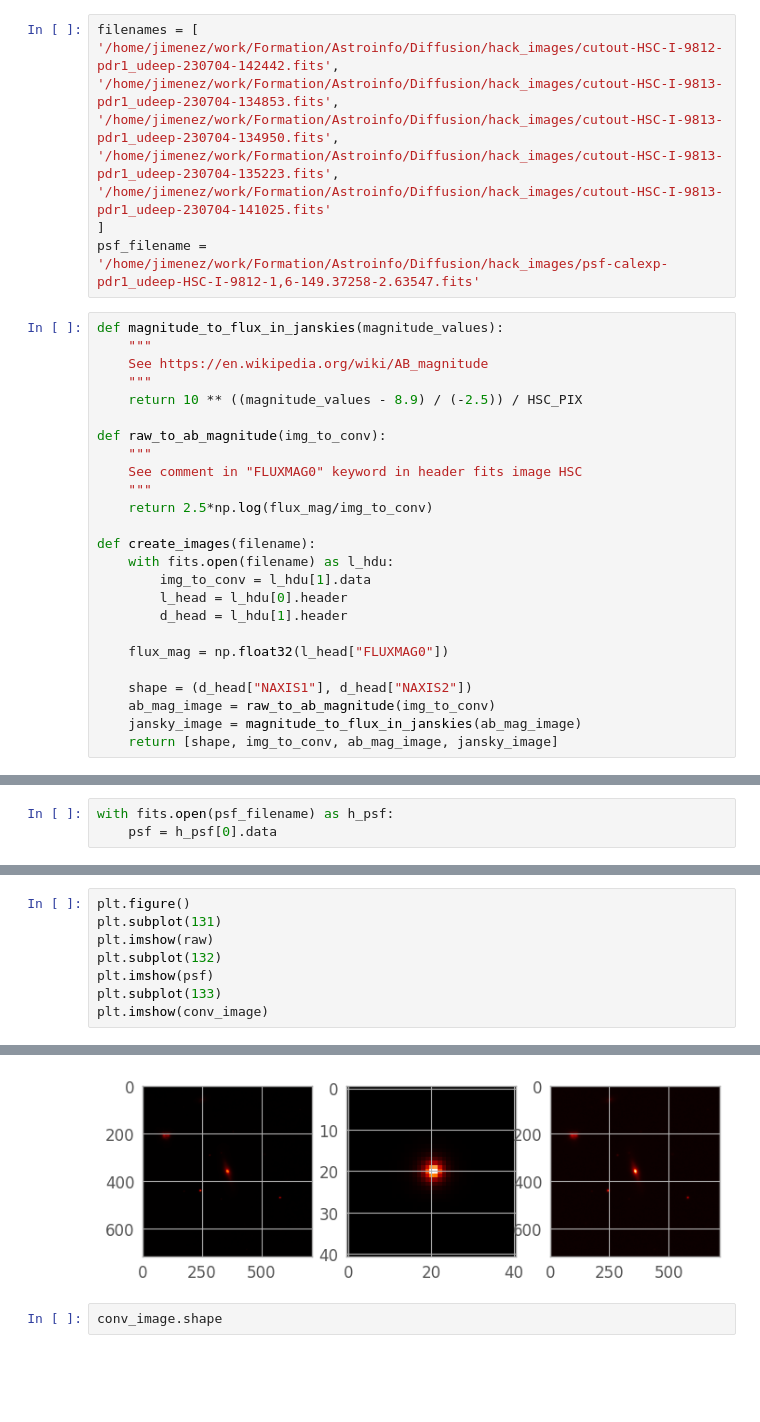
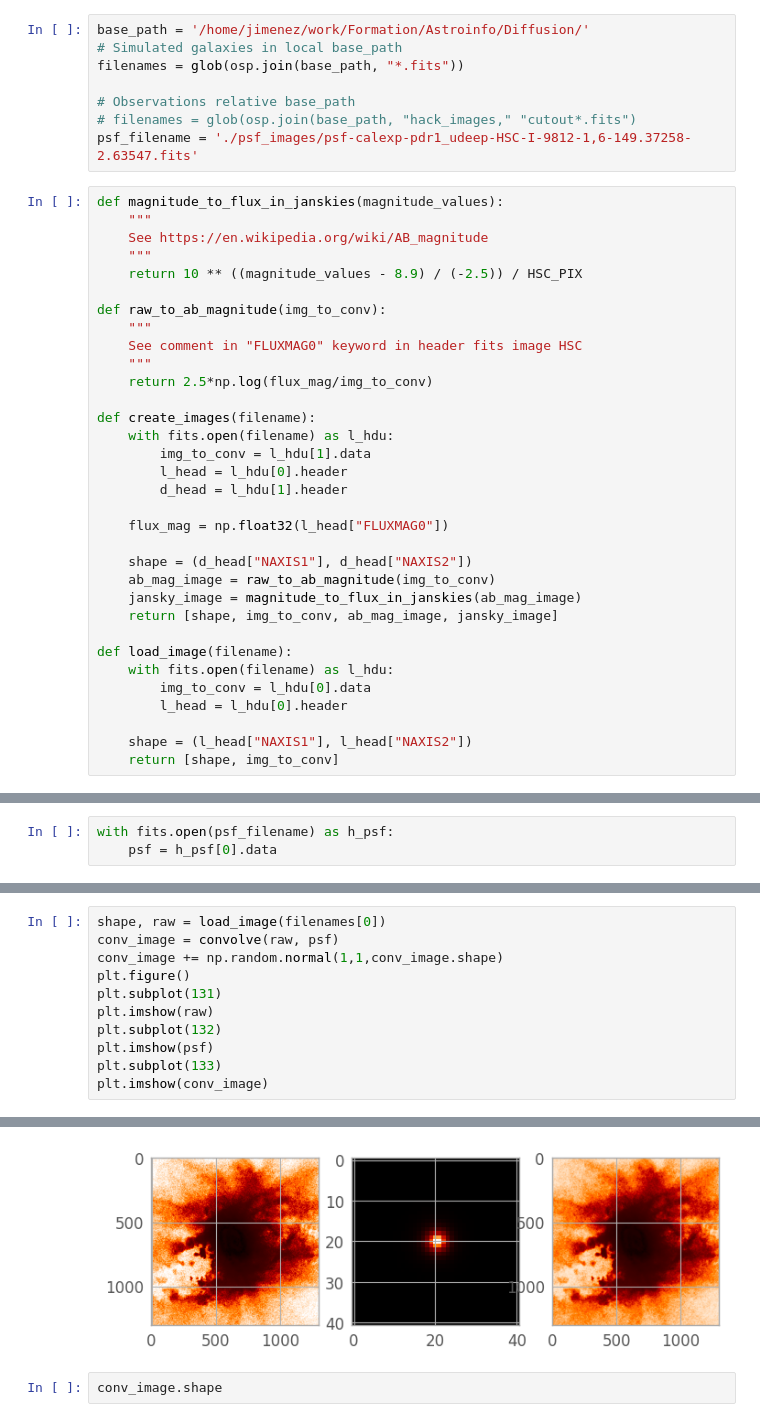
Before and after one commit to astroinfo-hacks/2023-imgen-diffusion, a Jupyter notebook: observations/conv.ipynb, the cells around one changed output, grey strips where cells are left out. Saved outputs shown, nothing was run; the diff lists cells and outputs as text; blank space fills up the shorter version.

```diff
--- a/observations/conv.ipynb
+++ b/observations/conv.ipynb
@@ -10,14 +11,13 @@ plt.style.use(astropy_mpl_style)
 HSC_PIX = 0.17
 NOISE_DIST = 1.0
 # %%
-filenames = [
-'/home/jimenez/work/Formation/Astroinfo/Diffusion/hack_images/cutout-HSC-I-9812-pdr1_udeep-230704-142442.fits',
-'/home/jimenez/work/Formation/Astroinfo/Diffusion/hack_images/cutout-HSC-I-9813-pdr1_udeep-230704-134853.fits',
-'/home/jimenez/work/Formation/Astroinfo/Diffusion/hack_images/cutout-HSC-I-9813-pdr1_udeep-230704-134950.fits',
-'/home/jimenez/work/Formation/Astroinfo/Diffusion/hack_images/cutout-HSC-I-9813-pdr1_udeep-230704-135223.fits',
-'/home/jimenez/work/Formation/Astroinfo/Diffusion/hack_images/cutout-HSC-I-9813-pdr1_udeep-230704-141025.fits'
-]
-psf_filename = '/home/jimenez/work/Formation/Astroinfo/Diffusion/hack_images/psf-calexp-pdr1_udeep-HSC-I-9812-1,6-149.37258-2.63547.fits'
+base_path = '/home/jimenez/work/Formation/Astroinfo/Diffusion/'
+# Simulated galaxies in local base_path
+filenames = glob(osp.join(base_path, "*.fits"))
+
+# Observations relative base_path
+# filenames = glob(osp.join(base_path, "hack_images," "cutout*.fits")
+psf_filename = './psf_images/psf-calexp-pdr1_udeep-HSC-I-9812-1,6-149.37258-2.63547.fits'
 # %%
 def magnitude_to_flux_in_janskies(magnitude_values):
     """
@@ -43,3 +43,11 @@ def create_images(filename):
     ab_mag_image = raw_to_ab_magnitude(img_to_conv)
     jansky_image = magnitude_to_flux_in_janskies(ab_mag_image)
     return [shape, img_to_conv, ab_mag_image, jansky_image]
+
+def load_image(filename):
+    with fits.open(filename) as l_hdu:
+        img_to_conv = l_hdu[0].data
+        l_head = l_hdu[0].header
+
+    shape = (l_head["NAXIS1"], l_head["NAXIS2"])
+    return [shape, img_to_conv]
@@ -83,16 +83,19 @@ shape, raw, abmag, jansky = create_images(filenames[0])
 conv_image = convolve(raw, psf)
 conv_image += np.random.normal(1,1,conv_image.shape)
 # %%
+shape, raw = load_image(filenames[0])
+conv_image = convolve(raw, psf)
+conv_image += np.random.normal(1,1,conv_image.shape)
 plt.figure()
 plt.subplot(131)
 plt.imshow(raw)
 plt.subplot(132)
 plt.imshow(psf)
 plt.subplot(133)
 plt.imshow(conv_image)
 # %% [output]
 <matplotlib.image.AxesImage at 0x...>
-[figure, old version]
+[figure, new version]
 # %%
 conv_image.shape
 # %% [output]
```
Also changed, not shown: parts of 4 cells of this notebook, 1 other file.
